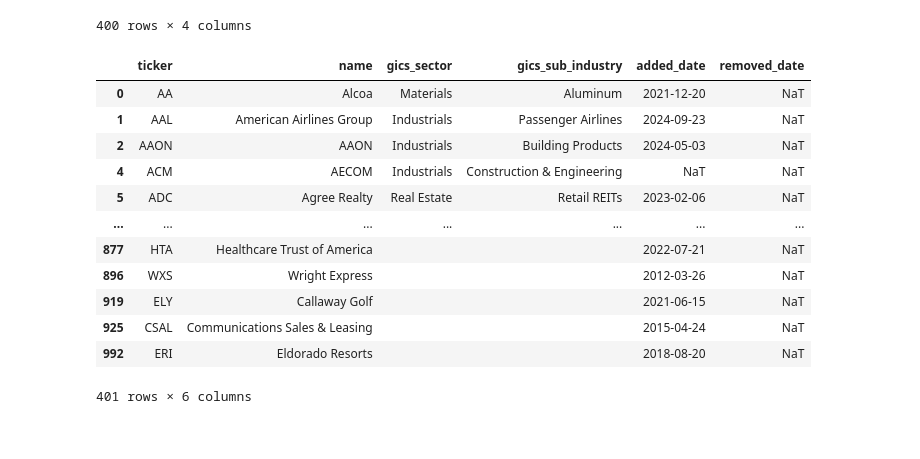
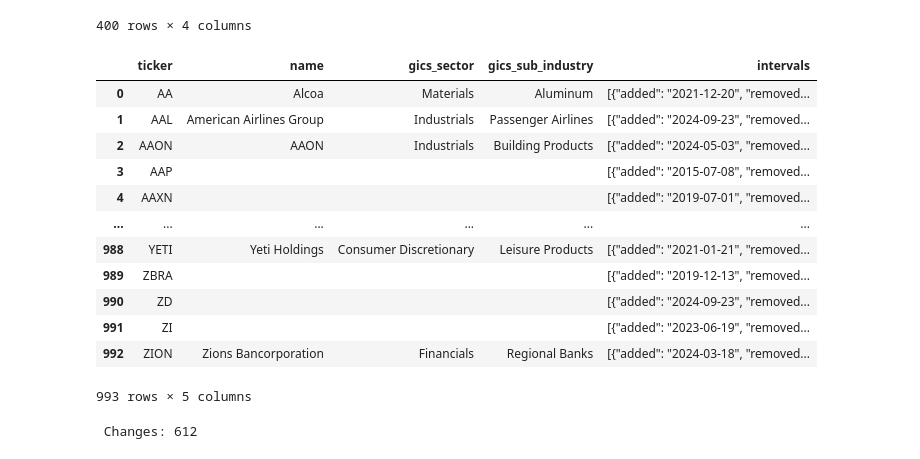
Before and after one commit to thanhluan001/machine-learning-for-trading, a Jupyter notebook: luan_bot_trading/data/discovery.ipynb, the cells around one changed output. Drawn from its saved outputs; the diff is of its cells as text; code cells hidden in the pictures.

Commit message:
Finish sector resolution from SEC data

```diff
--- a/luan_bot_trading/data/discovery.ipynb
+++ b/luan_bot_trading/data/discovery.ipynb
@@ -880,21 +880,21 @@ df
 # %%
 import pandas as pd
 
 df = pd.read_hdf('db.h5','/metadata/sp400')
 # df[df.ticker.isin(['ARRS','BTU'])]
 # df[df.ticker.isin(['AOS'])]
-df[df["removed_date"].isna()]
+df
 # %% [output]
-|  | ticker | name | gics_sector | gics_sub_industry | added_date | removed_date |
-| 0 | AA | Alcoa | Materials | Aluminum | 2021-12-20 | NaT |
-| 1 | AAL | American Airlines Group | Industrials | Passenger Airlines | 2024-09-23 | NaT |
-| 2 | AAON | AAON | Industrials | Building Products | 2024-05-03 | NaT |
-| 4 | ACM | AECOM | Industrials | Construction & Engineering | NaT | NaT |
-| 5 | ADC | Agree Realty | Real Estate | Retail REITs | 2023-02-06 | NaT |
-| ... | ... | ... | ... | ... | ... | ... |
-| 877 | HTA | Healthcare Trust of America |  |  | 2022-07-21 | NaT |
-| 896 | WXS | Wright Express |  |  | 2012-03-26 | NaT |
-| 919 | ELY | Callaway Golf |  |  | 2021-06-15 | NaT |
-| 925 | CSAL | Communications Sales & Leasing |  |  | 2015-04-24 | NaT |
-| 992 | ERI | Eldorado Resorts |  |  | 2018-08-20 | NaT |
+|  | ticker | name | gics_sector | gics_sub_industry | intervals |
+| 0 | AA | Alcoa | Materials | Aluminum | [{"added": "2021-12-20", "removed... |
+| 1 | AAL | American Airlines Group | Industrials | Passenger Airlines | [{"added": "2024-09-23", "removed... |
+| 2 | AAON | AAON | Industrials | Building Products | [{"added": "2024-05-03", "removed... |
+| 3 | AAP |  |  |  | [{"added": "2015-07-08", "removed... |
+| 4 | AAXN |  |  |  | [{"added": "2019-07-01", "removed... |
+| ... | ... | ... | ... | ... | ... |
+| 988 | YETI | Yeti Holdings | Consumer Discretionary | Leisure Products | [{"added": "2021-01-21", "removed... |
+| 989 | ZBRA |  |  |  | [{"added": "2019-12-13", "removed... |
+| 990 | ZD |  |  |  | [{"added": "2024-09-23", "removed... |
+| 991 | ZI |  |  |  | [{"added": "2023-06-19", "removed... |
+| 992 | ZION | Zions Bancorporation | Financials | Regional Banks | [{"added": "2024-03-18", "removed... |
-401 rows × 6 columns
+993 rows × 5 columns
@@ -900,0 +970,5 @@ df[df["removed_date"].isna()]
+# %%
+changes = fetch_changes()
+print(f" Changes: {len(changes)}")
+# %% [output]
+ Changes: 612
```
Also changed, not shown: parts of 4 cells of this notebook, 9 other files.
